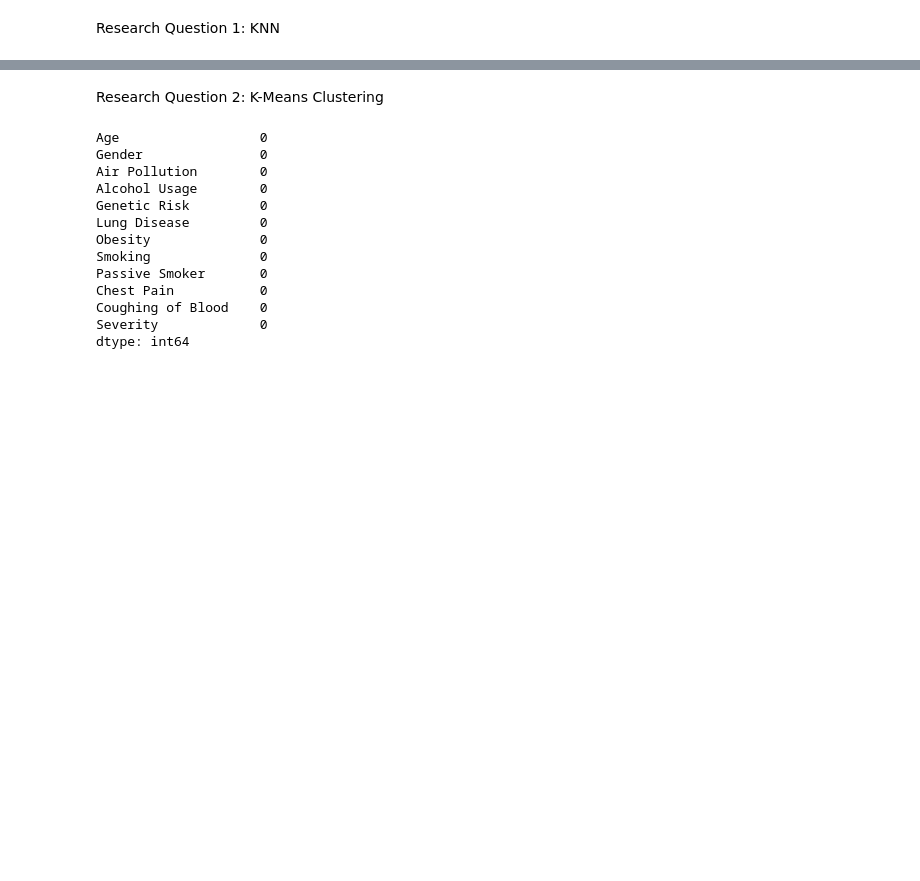
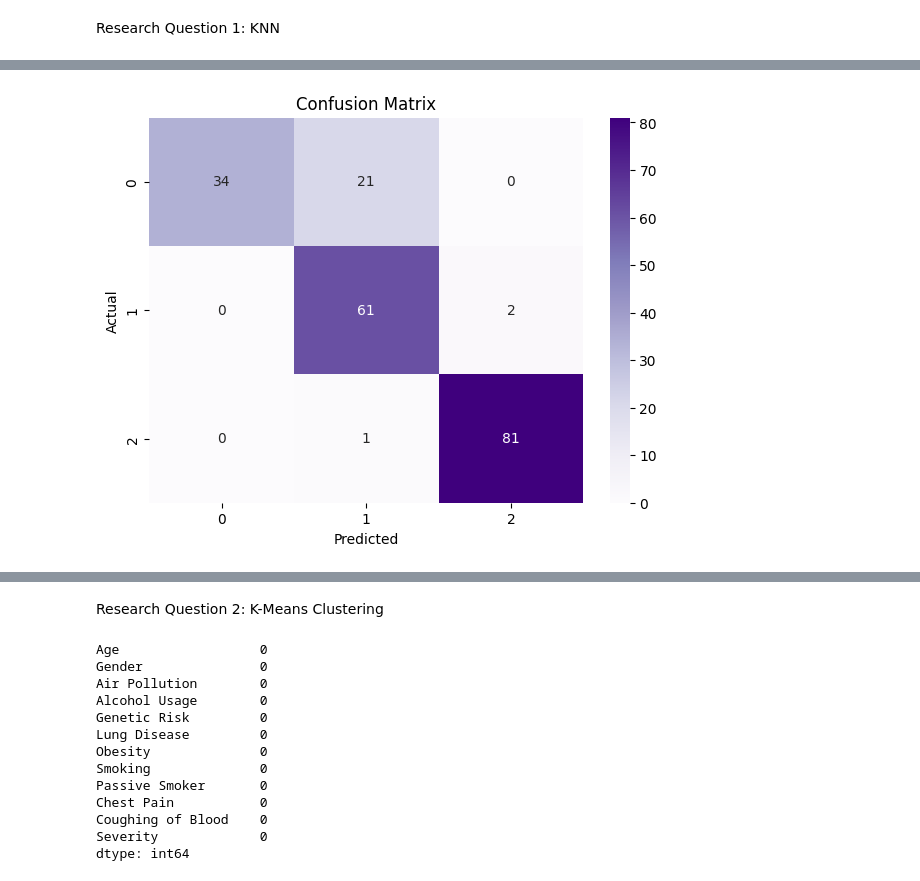
Before and after one commit to Yutong-Lu/Datathon-1, a Jupyter notebook: Yutong_Datathon_1.ipynb, the cells around one changed output, grey strips where cells are left out. Saved outputs shown, nothing was run; the diff lists cells and outputs as text; code cells hidden in the pictures; blank space fills up the shorter version.

```diff
--- a/Yutong_Datathon_1.ipynb
+++ b/Yutong_Datathon_1.ipynb
@@ -168 +167,17 @@ plt.show()
+# %%
+import seaborn as sns
+import matplotlib.pyplot as plt
+
+# Get unique classes
+classes = canceronly['Severity'].unique()
+
+# Plotting the confusion matrix
+plt.figure(figsize=(7,5))
+sns.heatmap(confusion_matrix(y_test, y_pred, labels=classes), cmap='Purples', annot=True, fmt='g', xticklabels=classes, yticklabels=classes)
+plt.xlabel('Predicted')
+plt.ylabel('Actual')
+plt.title('Confusion Matrix')
+plt.show()
+# %% [output]
+[figure, added]
 # %%
```
Also changed, not shown: parts of 11 cells of this notebook.
